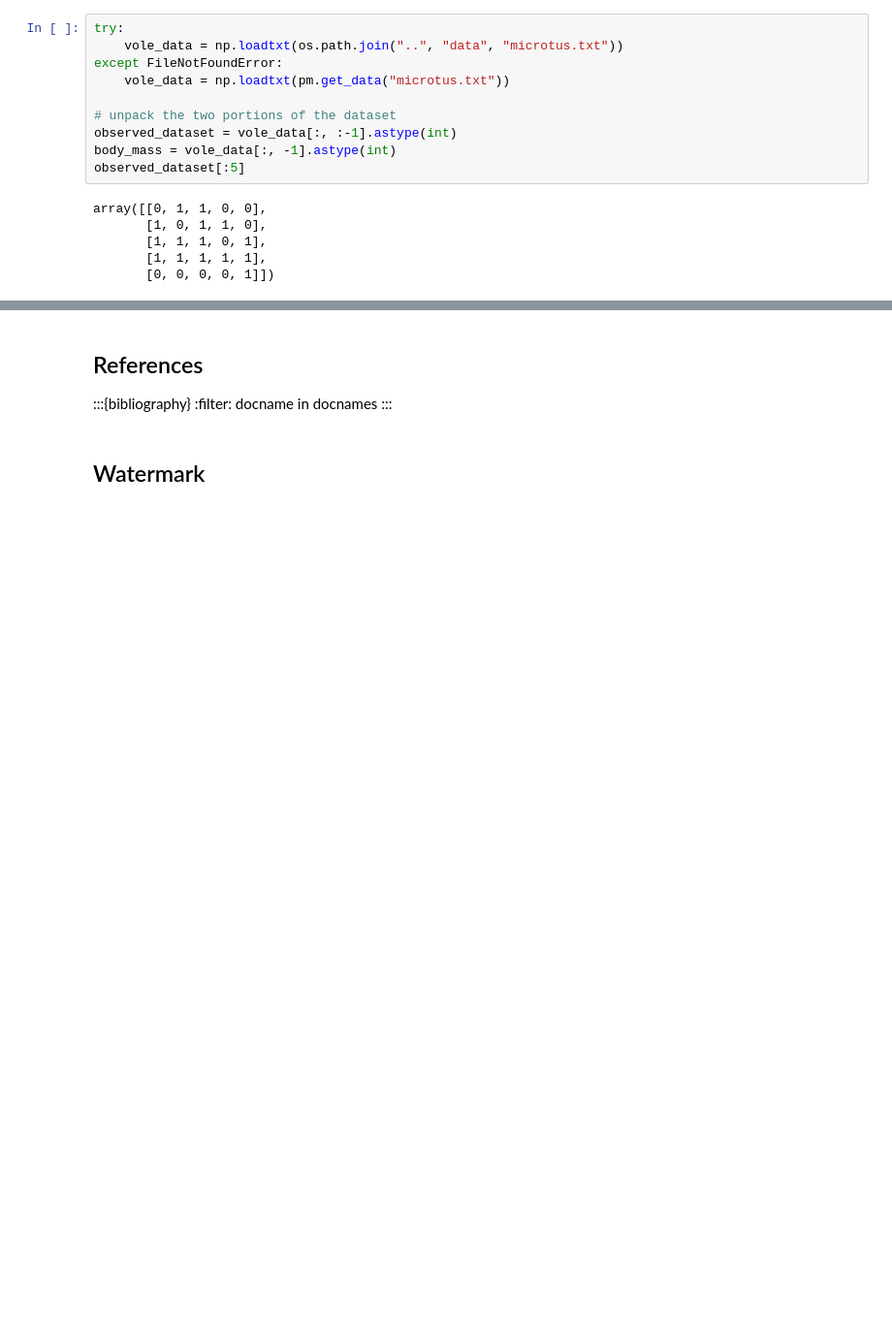
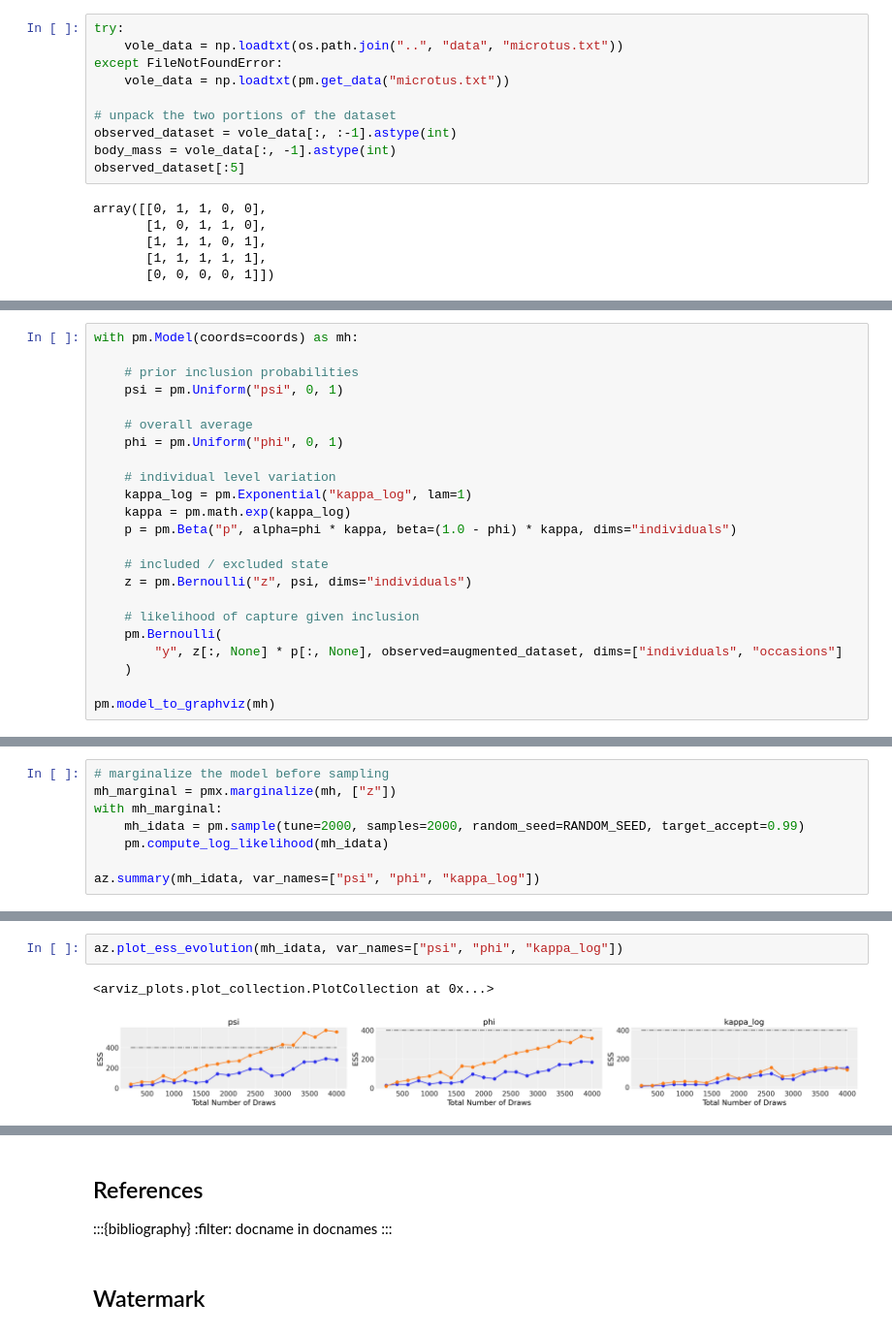
Before and after one commit to philpatton/pymc-examples, a Jupyter notebook: examples/case_studies/closed_cmr.ipynb, the cells around one changed output, grey strips where cells are left out. Shown at 97% size. Saved outputs shown, nothing was run; the diff lists cells and outputs as text; blank space fills up the shorter version.

```diff
--- a/examples/case_studies/closed_cmr.ipynb
+++ b/examples/case_studies/closed_cmr.ipynb
@@ -74,0 +301,23 @@ augmented_dataset = np.vstack((observed_dataset, all_zero_histories))
+# %%
+with pm.Model(coords=coords) as mh:
+
+    # prior inclusion probabilities
+    psi = pm.Uniform("psi", 0, 1)
+
+    # overall average
+    phi = pm.Uniform("phi", 0, 1)
+
+    # individual level variation
+    kappa_log = pm.Exponential("kappa_log", lam=1)
+    kappa = pm.math.exp(kappa_log)
+    p = pm.Beta("p", alpha=phi * kappa, beta=(1.0 - phi) * kappa, dims="individuals")
+
+    # included / excluded state
+    z = pm.Bernoulli("z", psi, dims="individuals")
+
+    # likelihood of capture given inclusion
+    pm.Bernoulli(
+        "y", z[:, None] * p[:, None], observed=augmented_dataset, dims=["individuals", "occasions"]
+    )
+
+pm.model_to_graphviz(mh)
@@ -74,0 +326,8 @@ augmented_dataset = np.vstack((observed_dataset, all_zero_histories))
+# %%
+# marginalize the model before sampling
+mh_marginal = pmx.marginalize(mh, ["z"])
+with mh_marginal:
+    mh_idata = pm.sample(tune=2000, samples=2000, random_seed=RANDOM_SEED, target_accept=0.99)
+    pm.compute_log_likelihood(mh_idata)
+
+az.summary(mh_idata, var_names=["psi", "phi", "kappa_log"])
@@ -74,0 +349,5 @@ augmented_dataset = np.vstack((observed_dataset, all_zero_histories))
+# %%
+az.plot_ess_evolution(mh_idata, var_names=["psi", "phi", "kappa_log"])
+# %% [output]
+<arviz_plots.plot_collection.PlotCollection at 0x...>
+[figure, added]
```
Also changed, not shown: parts of 27 cells of this notebook, 2 other files.
